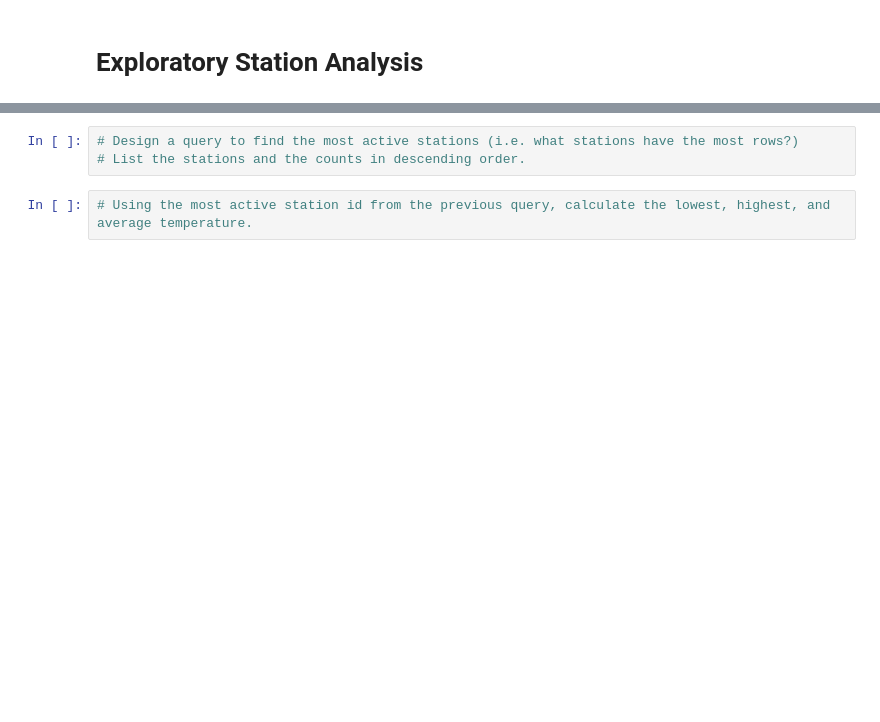
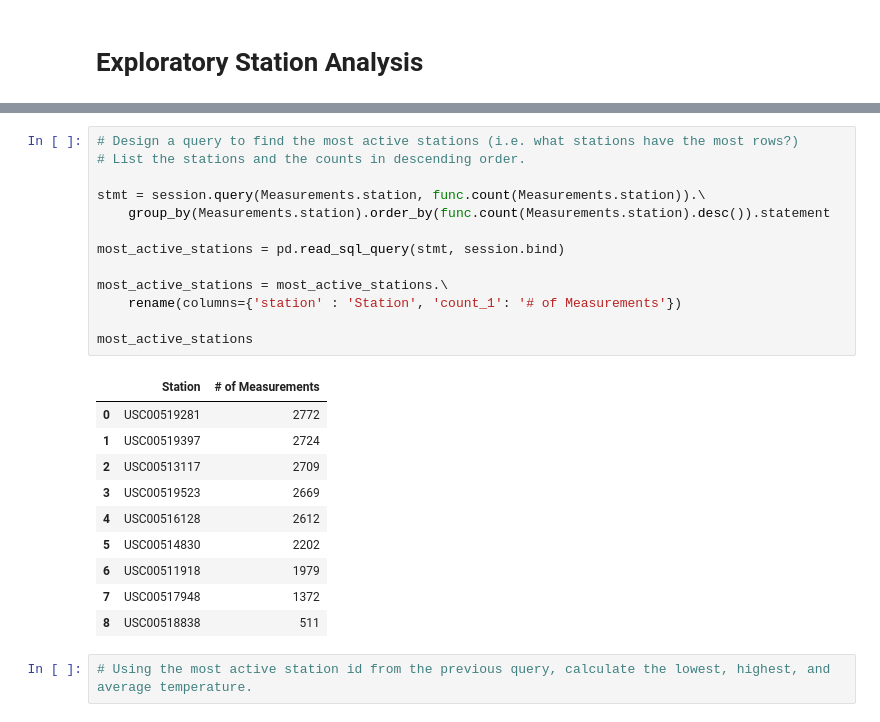
Before and after one commit to kennethcandersen/Weather-Database-and-API-Service, a Jupyter notebook: climate_starter.ipynb, the cells around one changed output, grey strips where cells are left out. Cells and saved outputs as stored; diff of their text form; blank space fills up the shorter version.

```diff
--- a/climate_starter.ipynb
+++ b/climate_starter.ipynb
@@ -137,6 +157,27 @@ precipitation_df.describe()
 # %%
 # Design a query to find the most active stations (i.e. what stations have the most rows?)
 # List the stations and the counts in descending order.
+
+stmt = session.query(Measurements.station, func.count(Measurements.station)).\
+    group_by(Measurements.station).order_by(func.count(Measurements.station).desc()).statement
+
+most_active_stations = pd.read_sql_query(stmt, session.bind)
+
+most_active_stations = most_active_stations.\
+    rename(columns={'station' : 'Station', 'count_1': '# of Measurements'})
+
+most_active_stations
+# %% [output]
+|  | Station | # of Measurements |
+| 0 | USC00519281 | 2772 |
+| 1 | USC00519397 | 2724 |
+| 2 | USC00513117 | 2709 |
+| 3 | USC00519523 | 2669 |
+| 4 | USC00516128 | 2612 |
+| 5 | USC00514830 | 2202 |
+| 6 | USC00511918 | 1979 |
+| 7 | USC00517948 | 1372 |
+| 8 | USC00518838 | 511 |
 # %%
 # Using the most active station id from the previous query, calculate the lowest, highest, and average temperature.
 # %%
```
Also changed, not shown: parts of 5 cells of this notebook.
